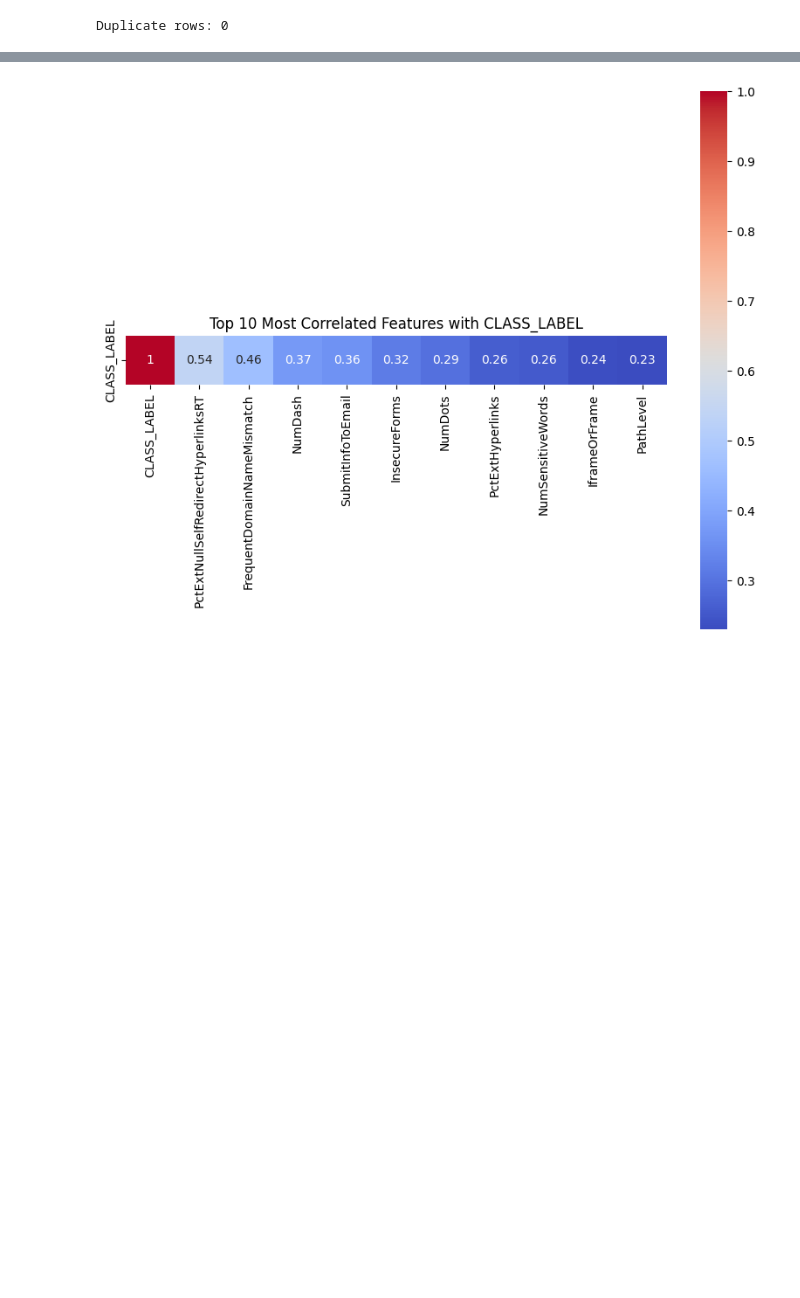
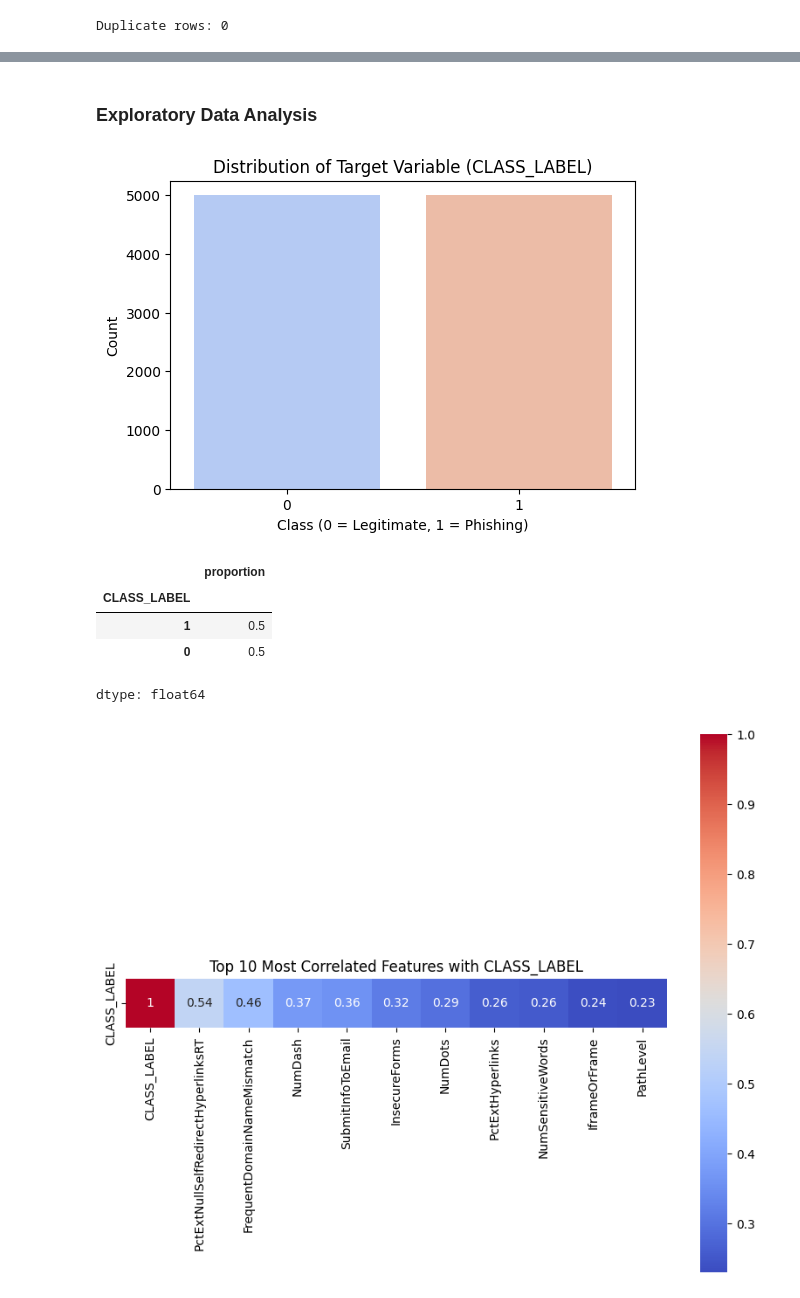
Before and after one commit to Desmyk/MACHINELEARNING_CAPSTONE, a Jupyter notebook: PhishingCapstone.ipynb, the cells around one changed output, grey strips where cells are left out. Cells and saved outputs as stored; diff of their text form; code cells hidden in the pictures; blank space fills up the shorter version.

```diff
--- a/PhishingCapstone.ipynb
+++ b/PhishingCapstone.ipynb
@@ -127,5 +124,8 @@ Duplicate rows: 0
 df.drop_duplicates(inplace=True)
 # %%
 # Remove unnecessary columns
-unnecessary_cols = ['id', 'SubdomainLevelRT', 'UrlLengthRT', 'PctExtResourceUrlsRT', 'AbnormalExtFormActionR', 'ExtMetaScriptLinkRT', 'AtSymbol', 'NumDashInHostname', 'TildeSymbol', 'NumPercent', 'PctNullSelfRedirectHyperlinks']
+unnecessary_cols = ['id', 'SubdomainLevelRT', 'UrlLengthRT', 'PctExtResourceUrlsRT',
+                   'AbnormalExtFormActionR', 'ExtMetaScriptLinkRT', 'AtSymbol',
+                   'NumDashInHostname', 'TildeSymbol', 'NumPercent',
+                   'PctNullSelfRedirectHyperlinks']
 df.drop(unnecessary_cols, axis=1, inplace=True)
@@ -132,14 +145,23 @@ df.drop(unnecessary_cols, axis=1, inplace=True)
+# %% [markdown]
+### Exploratory Data Analysis
 # %%
 # Target variable distribution (Phishing vs Legitimate)
 plt.figure(figsize=(6,4))
-sns.countplot(x='class', data=df, palette='coolwarm')
-plt.title('Distribution of Target Variable (class)')
+sns.countplot(x='CLASS_LABEL', data=df, palette='coolwarm')
+plt.title('Distribution of Target Variable (CLASS_LABEL)')
 plt.xlabel('Class (0 = Legitimate, 1 = Phishing)')
 plt.ylabel('Count')
 plt.show()
 
 # Check class balance
-df['class'].value_counts(normalize=True)
+df['CLASS_LABEL'].value_counts(normalize=True)
+# %% [output]
+[figure, added]
+|  | proportion |
+| CLASS_LABEL |  |
+| 1 | 0.5 |
+| 0 | 0.5 |
+dtype: float64
 # %%
 # Calculate the correlation matrix
 corr_matrix = df.corr()
```
Also changed, not shown: parts of 37 cells of this notebook.
